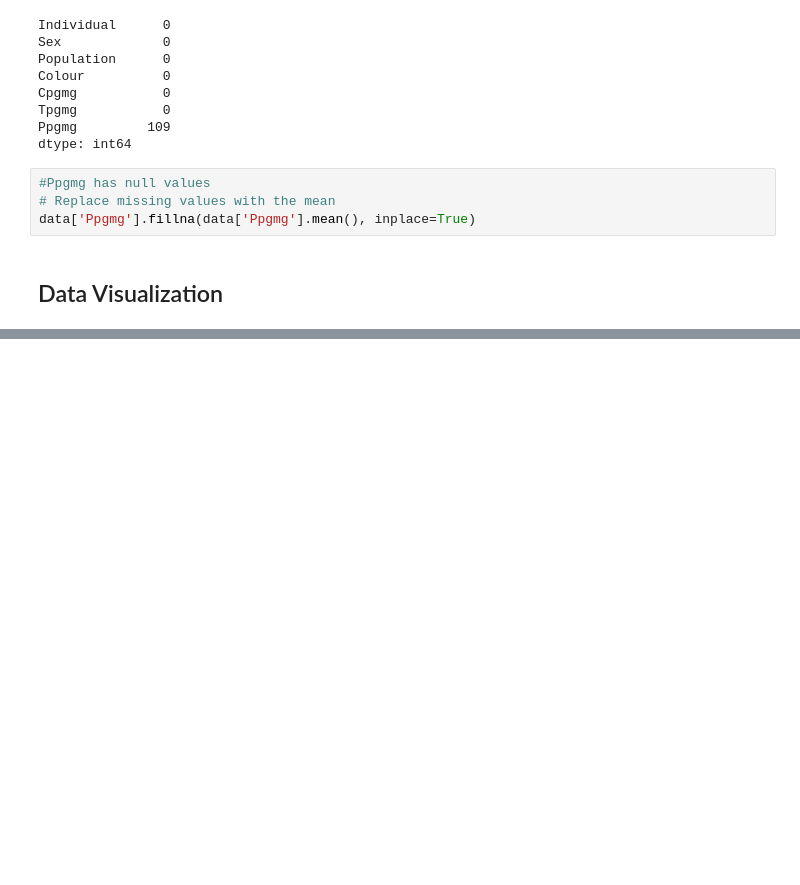
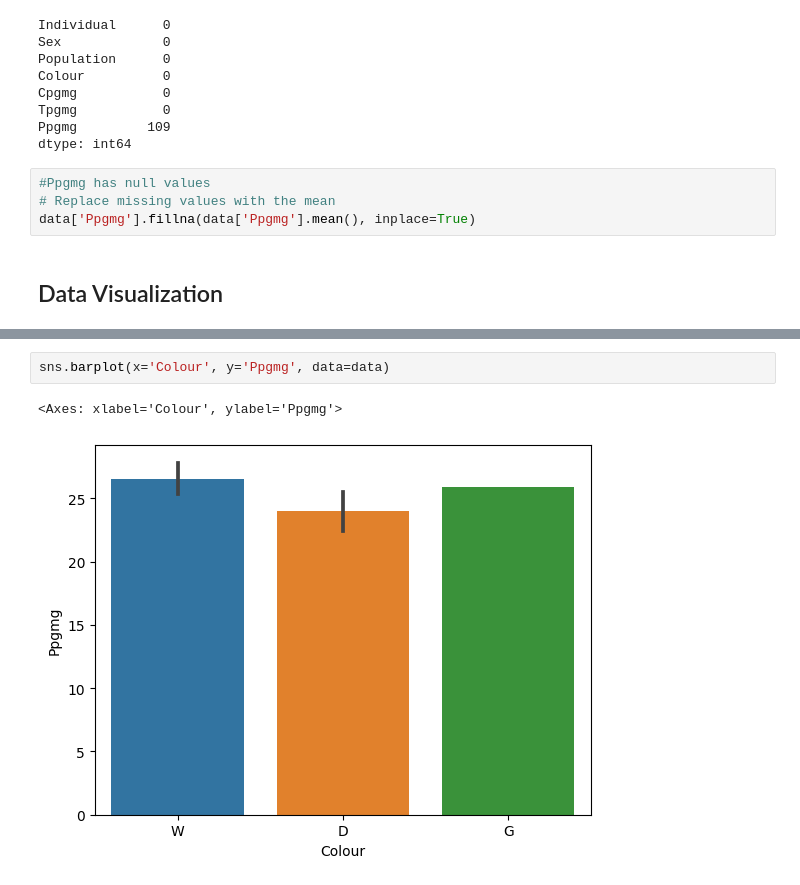
Before and after one commit to slubambo/MOSQUITO-DATASET, a Jupyter notebook: Wolf_Hormones.ipynb, the cells around one changed output, grey strips where cells are left out. Drawn from its saved outputs; the diff is of its cells as text; blank space fills up the shorter version.

```diff
--- a/Wolf_Hormones.ipynb
+++ b/Wolf_Hormones.ipynb
@@ -101,0 +112,5 @@ data['Ppgmg'].fillna(data['Ppgmg'].mean(), inplace=True)
+# %%
+sns.barplot(x='Colour', y='Ppgmg', data=data)
+# %% [output]
+<Axes: xlabel='Colour', ylabel='Ppgmg'>
+[figure, added]
```
Also changed, not shown: parts of 5 cells of this notebook.
